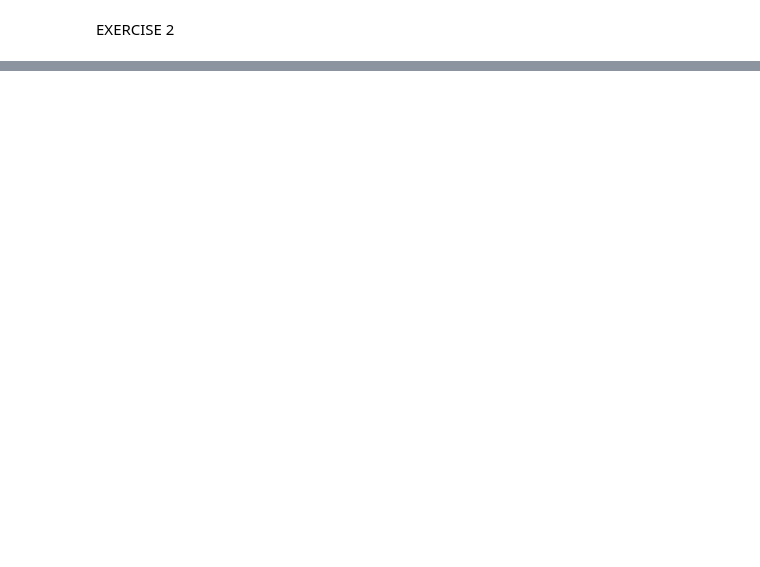
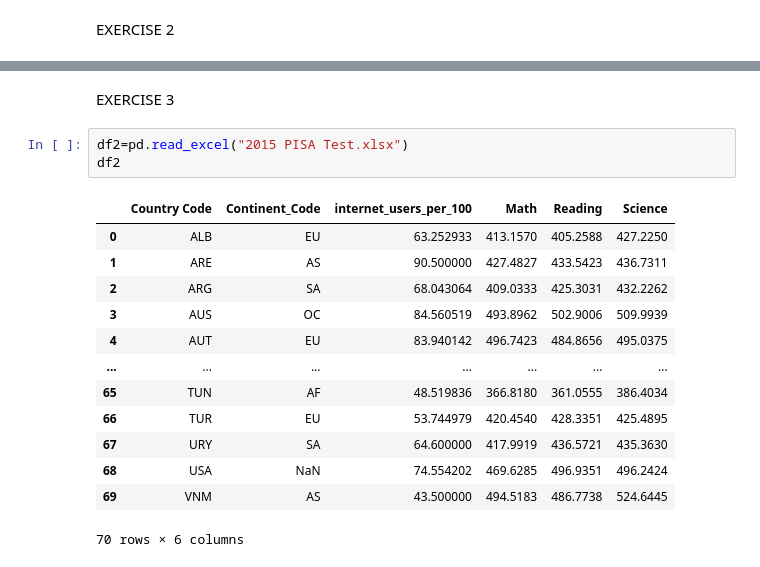
Before and after one commit to seydailk24/My-projects, a Jupyter notebook: statisticswithPANDAS.ipynb, the cells around one changed output, grey strips where cells are left out. Cells and saved outputs as stored; diff of their text form; blank space fills up the shorter version.

```diff
--- a/statisticswithPANDAS.ipynb
+++ b/statisticswithPANDAS.ipynb
@@ -119,0 +86,19 @@ What is the normal body temperature for healthy humans? A random sample of 130 h
+# %% [markdown]
+EXERCISE 3
+# %%
+df2=pd.read_excel("2015 PISA Test.xlsx")
+df2
+# %% [output]
+|  | Country Code | Continent_Code | internet_users_per_100 | Math | Reading | Science |
+| 0 | ALB | EU | 63.252933 | 413.1570 | 405.2588 | 427.2250 |
+| 1 | ARE | AS | 90.500000 | 427.4827 | 433.5423 | 436.7311 |
+| 2 | ARG | SA | 68.043064 | 409.0333 | 425.3031 | 432.2262 |
+| 3 | AUS | OC | 84.560519 | 493.8962 | 502.9006 | 509.9939 |
+| 4 | AUT | EU | 83.940142 | 496.7423 | 484.8656 | 495.0375 |
+| ... | ... | ... | ... | ... | ... | ... |
+| 65 | TUN | AF | 48.519836 | 366.8180 | 361.0555 | 386.4034 |
+| 66 | TUR | EU | 53.744979 | 420.4540 | 428.3351 | 425.4895 |
+| 67 | URY | SA | 64.600000 | 417.9919 | 436.5721 | 435.3630 |
+| 68 | USA | NaN | 74.554202 | 469.6285 | 496.9351 | 496.2424 |
+| 69 | VNM | AS | 43.500000 | 494.5183 | 486.7738 | 524.6445 |
+70 rows × 6 columns
```
Also changed, not shown: parts of 81 cells of this notebook.
